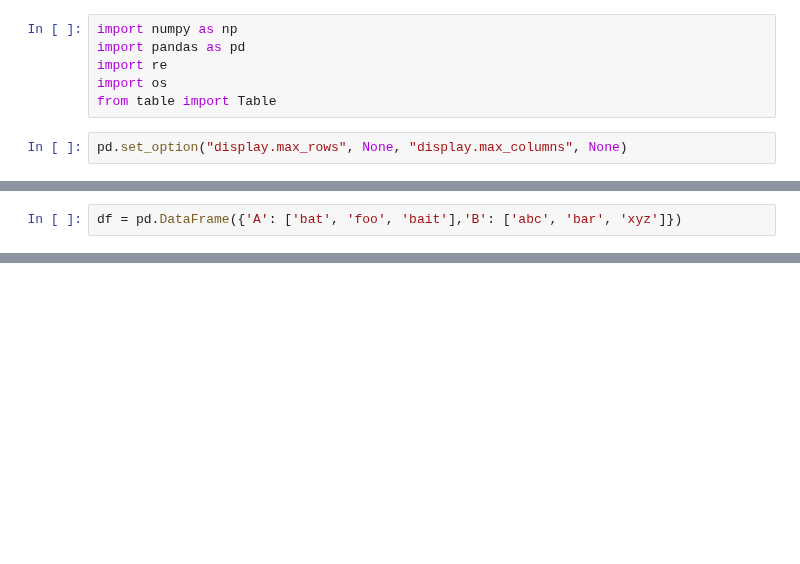
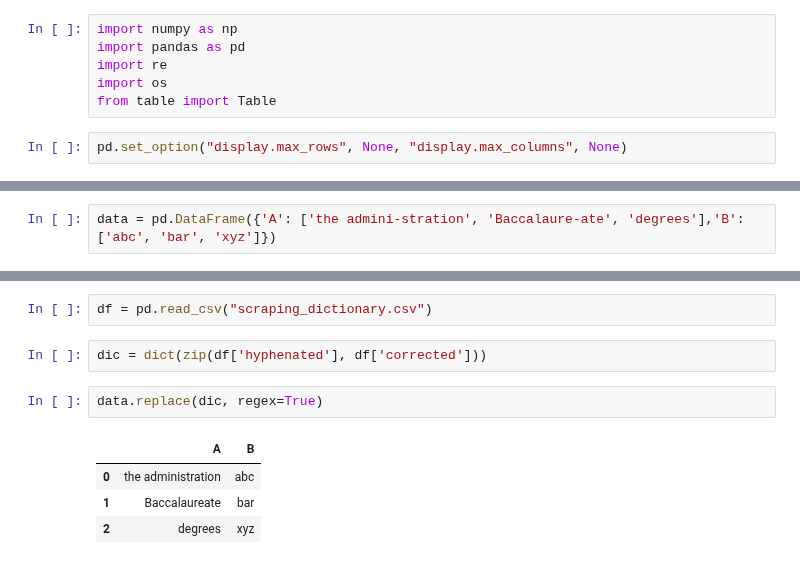
Before and after one commit to toltman/table_scraping, a Jupyter notebook: Tables 2_4.ipynb, the cells around one changed output, grey strips where cells are left out. Saved outputs shown, nothing was run; the diff lists cells and outputs as text; blank space fills up the shorter version.

```diff
--- a/Tables 2_4.ipynb
+++ b/Tables 2_4.ipynb
@@ -77,2 +73,2 @@ tab.cell_info
 # %%
-df = pd.DataFrame({'A': ['bat', 'foo', 'bait'],'B': ['abc', 'bar', 'xyz']})
+data = pd.DataFrame({'A': ['the admini-stration', 'Baccalaure-ate', 'degrees'],'B': ['abc', 'bar', 'xyz']})
@@ -92,0 +82,11 @@ df.replace(to_replace=r'^ba.$', value='new', regex=True)
+# %%
+df = pd.read_csv("scraping_dictionary.csv")
+# %%
+dic = dict(zip(df['hyphenated'], df['corrected']))
+# %%
+data.replace(dic, regex=True)
+# %% [output]
+|  | A | B |
+| 0 | the administration | abc |
+| 1 | Baccalaureate | bar |
+| 2 | degrees | xyz |
```
Also changed, not shown: parts of 10 cells of this notebook, 4 other files.
